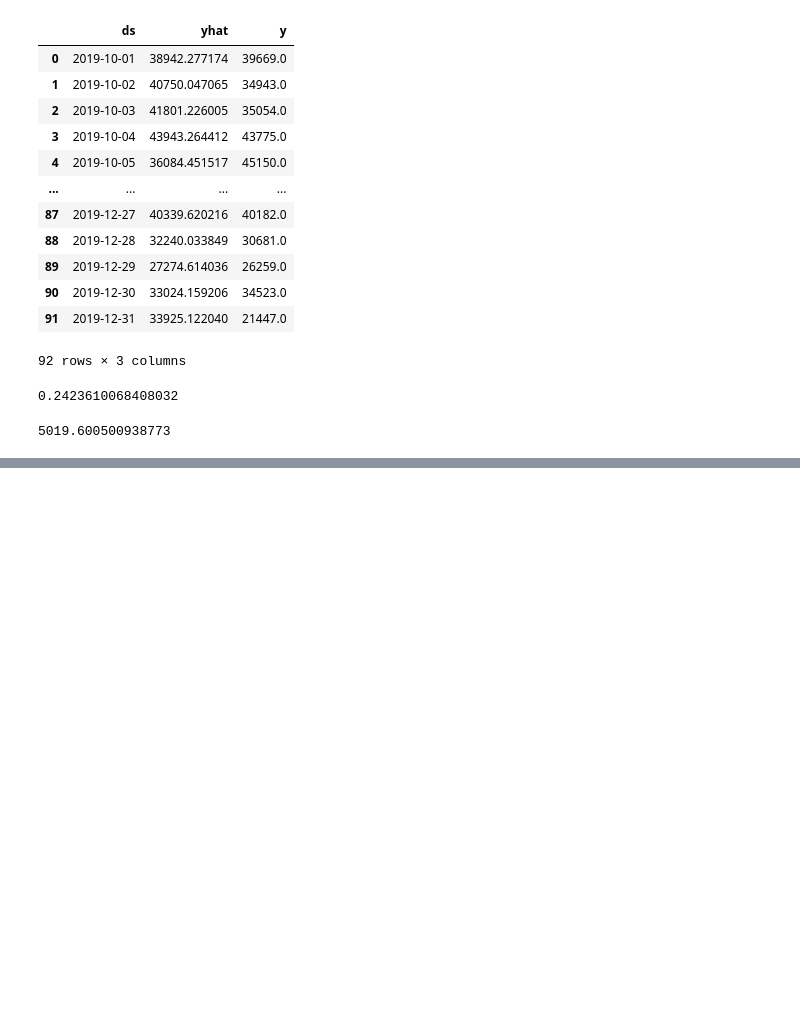
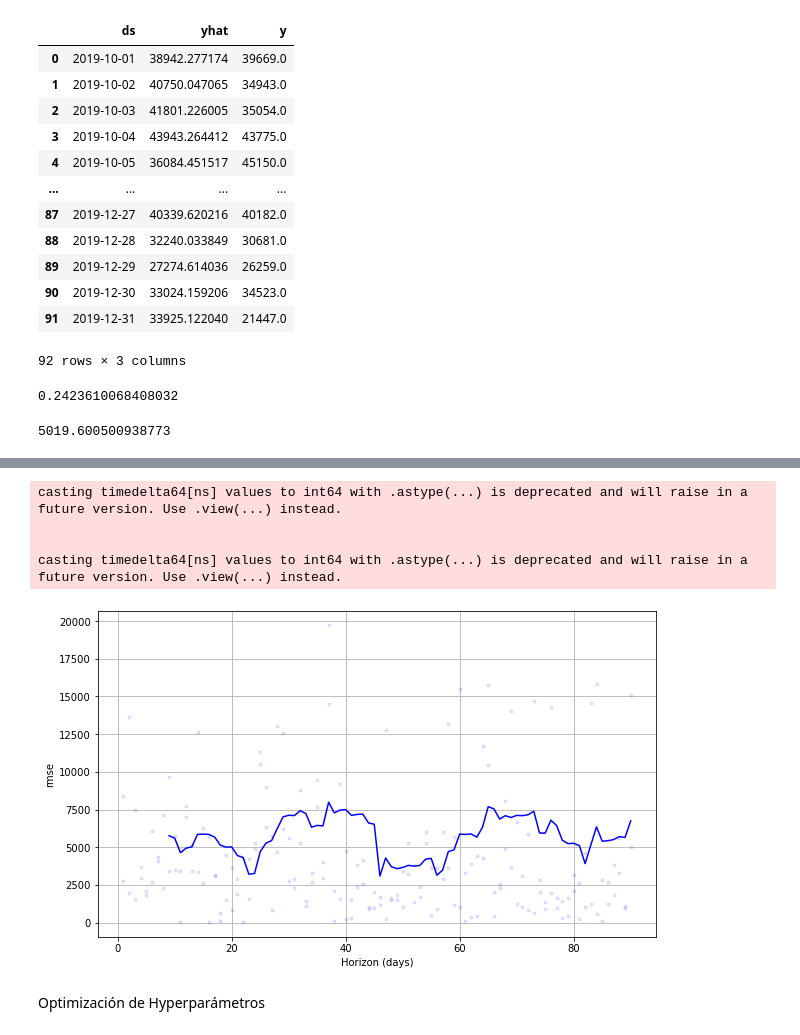
Before and after one commit to NachoRam123/Proyecto-3, a Jupyter notebook: DS_Proyecto_03_ST_RamellaIgnacio.ipynb, the cells around one changed output, grey strips where cells are left out. Saved outputs shown, nothing was run; the diff lists cells and outputs as text; code cells hidden in the pictures; blank space fills up the shorter version.

```diff
--- a/DS_Proyecto_03_ST_RamellaIgnacio.ipynb
+++ b/DS_Proyecto_03_ST_RamellaIgnacio.ipynb
@@ -787,0 +791,2 @@ Metricas
+# %%
+Modelo_1.fit(df_modelo)
@@ -787,0 +837,3 @@ Metricas
+# %%
+from prophet.diagnostics import cross_validation
+df_cv = cross_validation(Modelo_1, initial='730 days', period='180 days', horizon = '90 days')
@@ -787,0 +862,11 @@ Metricas
+# %%
+from prophet.plot import plot_cross_validation_metric
+fig = plot_cross_validation_metric(df_cv, metric='rmse')
+# %% [output]
+casting timedelta64[ns] values to int64 with .astype(...) is deprecated and will raise in a future version. Use .view(...) instead.
+
+
+casting timedelta64[ns] values to int64 with .astype(...) is deprecated and will raise in a future version. Use .view(...) instead.
+[figure, added]
+# %% [markdown]
+Optimización de Hyperparámetros
```
Also changed, not shown: parts of 18 cells of this notebook.
